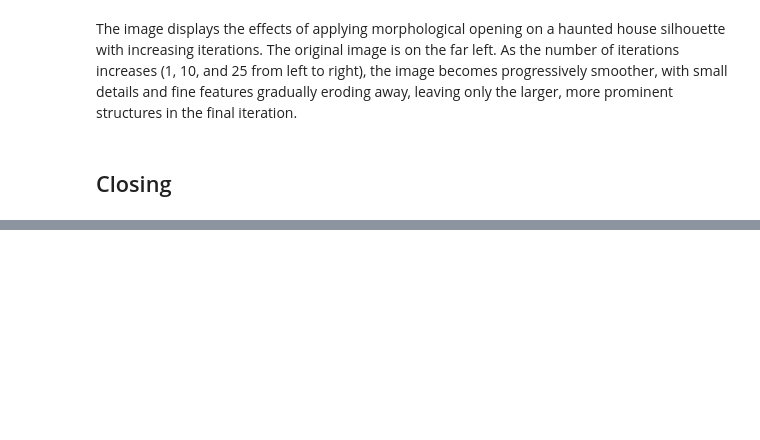
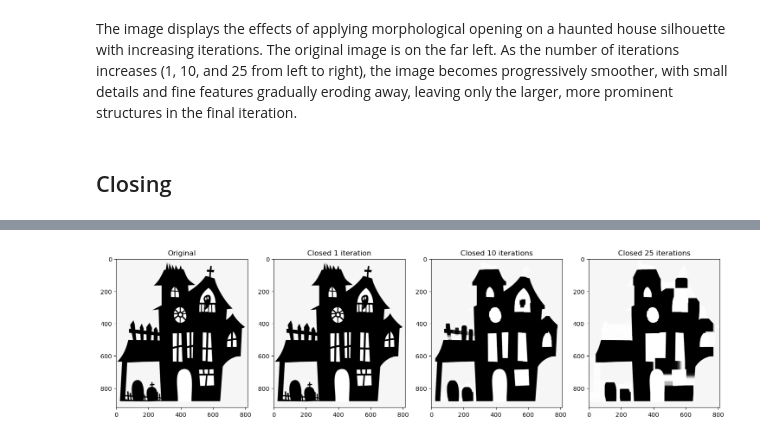
Before and after one commit to jacob-cunningham-ds/ece_2390, a Jupyter notebook: notes/02_lecture.ipynb, the cells around one changed output, grey strips where cells are left out. Saved outputs shown, nothing was run; the diff lists cells and outputs as text; code cells hidden in the pictures; blank space fills up the shorter version.

```diff
--- a/notes/02_lecture.ipynb
+++ b/notes/02_lecture.ipynb
@@ -154,0 +161,19 @@ The image displays the effects of applying morphological opening on a haunted ho
+# %%
+# Create a 3x3 kernel for morphological operations
+kernel = np.ones((3,3),np.uint8)
+
+# Apply morphological closing (dilation followed by erosion)
+house_closed_1 = cv2.morphologyEx(house_img, cv2.MORPH_CLOSE, kernel, iterations=1)
+house_closed_10 = cv2.morphologyEx(house_img, cv2.MORPH_CLOSE, kernel, iterations=10)
+house_closed_25 = cv2.morphologyEx(house_img, cv2.MORPH_CLOSE, kernel, iterations=25)
+
+# Show the images
+plt.figure(figsize=[18, 5])
+
+plt.subplot(141);plt.imshow(house_img, cmap="gray", vmin=0, vmax=255); plt.title("Original")
+plt.subplot(142);plt.imshow(house_closed_1, cmap="gray", vmin=0, vmax=255); plt.title("Closed 1 iteration")
+plt.subplot(143);plt.imshow(house_closed_10, cmap="gray", vmin=0, vmax=255); plt.title("Closed 10 iterations")
+plt.subplot(144);plt.imshow(house_closed_25, cmap="gray", vmin=0, vmax=255); plt.title("Closed 25 iterations")
+plt.show()
+# %% [output]
+[figure, added]
```
Also changed, not shown: parts of 14 cells of this notebook.
